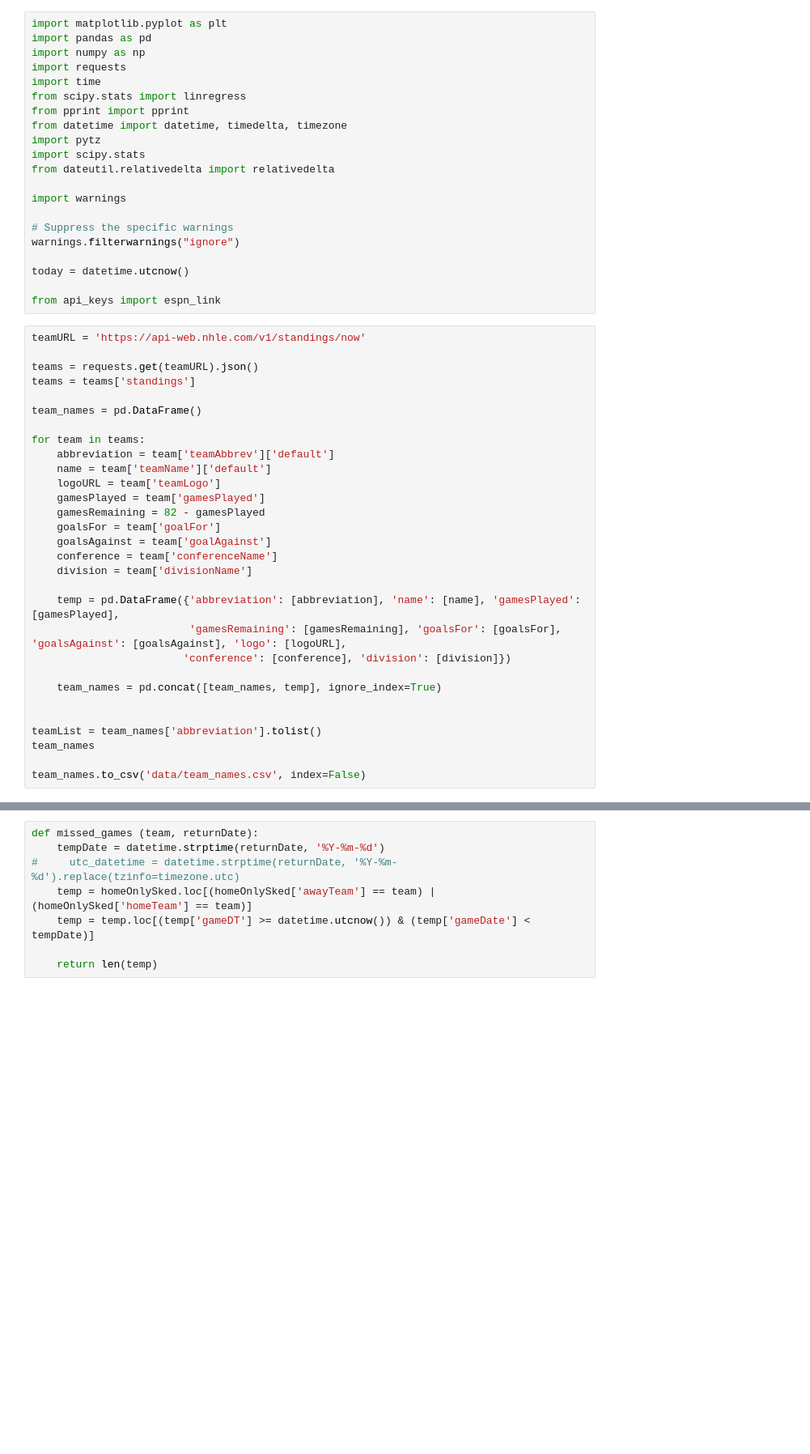
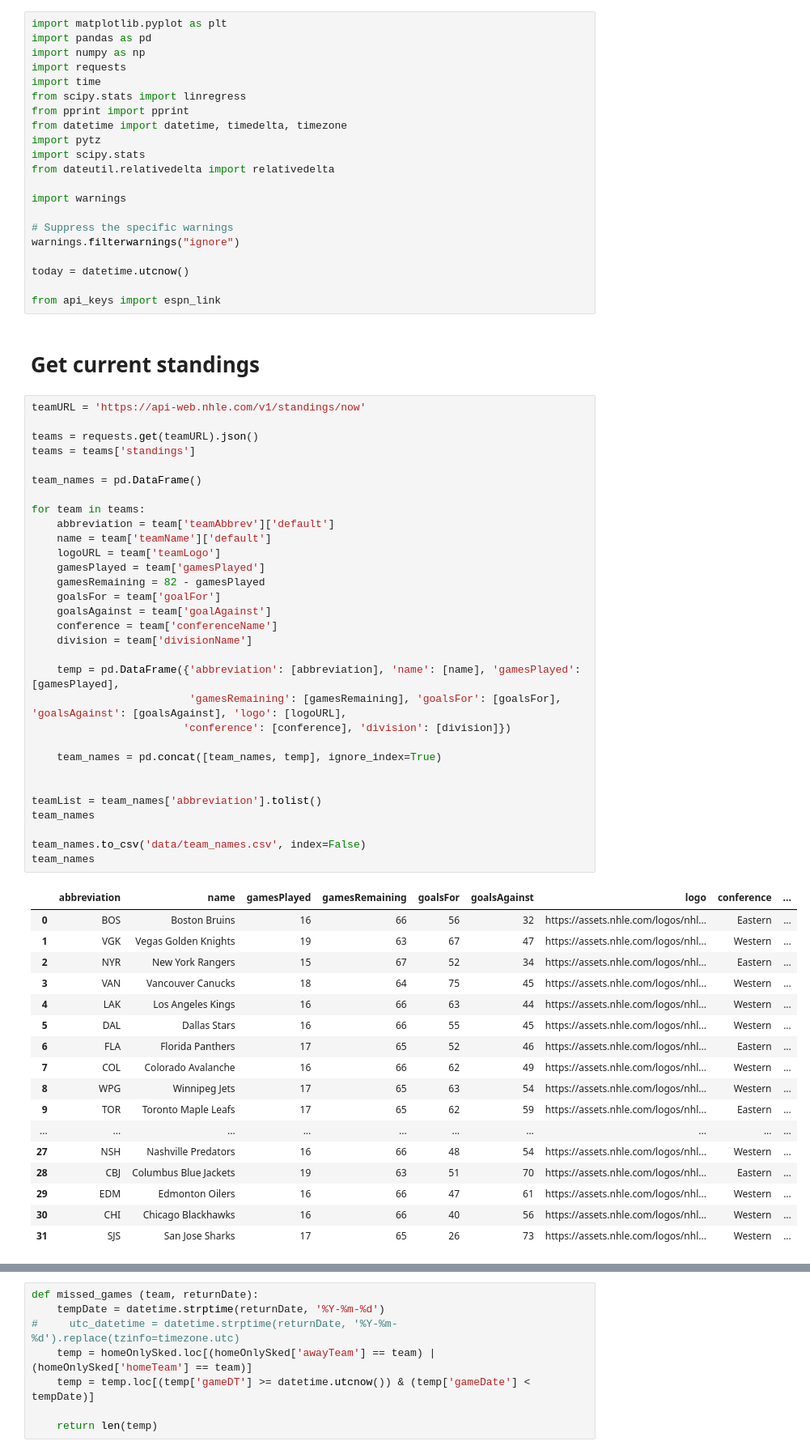
Before and after one commit to seanard1/fantasy_stats, a Jupyter notebook: data_scrape.ipynb, the cells around one changed output, grey strips where cells are left out. Shown at 81% size. Saved outputs shown, nothing was run; the diff lists cells and outputs as text; blank space fills up the shorter version.

```diff
--- a/data_scrape.ipynb
+++ b/data_scrape.ipynb
@@ -19,33 +19,54 @@ warnings.filterwarnings("ignore")
 today = datetime.utcnow()
 
 from api_keys import espn_link
+# %% [markdown]
+# Get current standings
 # %%
 teamURL = 'https://api-web.nhle.com/v1/standings/now'
 
 teams = requests.get(teamURL).json()
 teams = teams['standings']
 
 team_names = pd.DataFrame()
 
 for team in teams:
     abbreviation = team['teamAbbrev']['default']
     name = team['teamName']['default']
     logoURL = team['teamLogo']
     gamesPlayed = team['gamesPlayed']
     gamesRemaining = 82 - gamesPlayed
     goalsFor = team['goalFor']
     goalsAgainst = team['goalAgainst']
     conference = team['conferenceName']
     division = team['divisionName']
 
     temp = pd.DataFrame({'abbreviation': [abbreviation], 'name': [name], 'gamesPlayed': [gamesPlayed],
                          'gamesRemaining': [gamesRemaining], 'goalsFor': [goalsFor], 'goalsAgainst': [goalsAgainst], 'logo': [logoURL],
                         'conference': [conference], 'division': [division]})
 
     team_names = pd.concat([team_names, temp], ignore_index=True)
 
 
 teamList = team_names['abbreviation'].tolist()
 team_names
 
 team_names.to_csv('data/team_names.csv', index=False)
+team_names
+# %% [output]
+|  | abbreviation | name | gamesPlayed | gamesRemaining | goalsFor | goalsAgainst | logo | conference | ... |
+| 0 | BOS | Boston Bruins | 16 | 66 | 56 | 32 | https://assets.nhle.com/logos/nhl... | Eastern | ... |
+| 1 | VGK | Vegas Golden Knights | 19 | 63 | 67 | 47 | https://assets.nhle.com/logos/nhl... | Western | ... |
+| 2 | NYR | New York Rangers | 15 | 67 | 52 | 34 | https://assets.nhle.com/logos/nhl... | Eastern | ... |
+| 3 | VAN | Vancouver Canucks | 18 | 64 | 75 | 45 | https://assets.nhle.com/logos/nhl... | Western | ... |
+| 4 | LAK | Los Angeles Kings | 16 | 66 | 63 | 44 | https://assets.nhle.com/logos/nhl... | Western | ... |
+| 5 | DAL | Dallas Stars | 16 | 66 | 55 | 45 | https://assets.nhle.com/logos/nhl... | Western | ... |
+| 6 | FLA | Florida Panthers | 17 | 65 | 52 | 46 | https://assets.nhle.com/logos/nhl... | Eastern | ... |
+| 7 | COL | Colorado Avalanche | 16 | 66 | 62 | 49 | https://assets.nhle.com/logos/nhl... | Western | ... |
+| 8 | WPG | Winnipeg Jets | 17 | 65 | 63 | 54 | https://assets.nhle.com/logos/nhl... | Western | ... |
+| 9 | TOR | Toronto Maple Leafs | 17 | 65 | 62 | 59 | https://assets.nhle.com/logos/nhl... | Eastern | ... |
+| ... | ... | ... | ... | ... | ... | ... | ... | ... | ... |
+| 27 | NSH | Nashville Predators | 16 | 66 | 48 | 54 | https://assets.nhle.com/logos/nhl... | Western | ... |
+| 28 | CBJ | Columbus Blue Jackets | 19 | 63 | 51 | 70 | https://assets.nhle.com/logos/nhl... | Eastern | ... |
+| 29 | EDM | Edmonton Oilers | 16 | 66 | 47 | 61 | https://assets.nhle.com/logos/nhl... | Western | ... |
+| 30 | CHI | Chicago Blackhawks | 16 | 66 | 40 | 56 | https://assets.nhle.com/logos/nhl... | Western | ... |
+| 31 | SJS | San Jose Sharks | 17 | 65 | 26 | 73 | https://assets.nhle.com/logos/nhl... | Western | ... |
```
Also changed, not shown: parts of 53 cells of this notebook, 23 other files.
